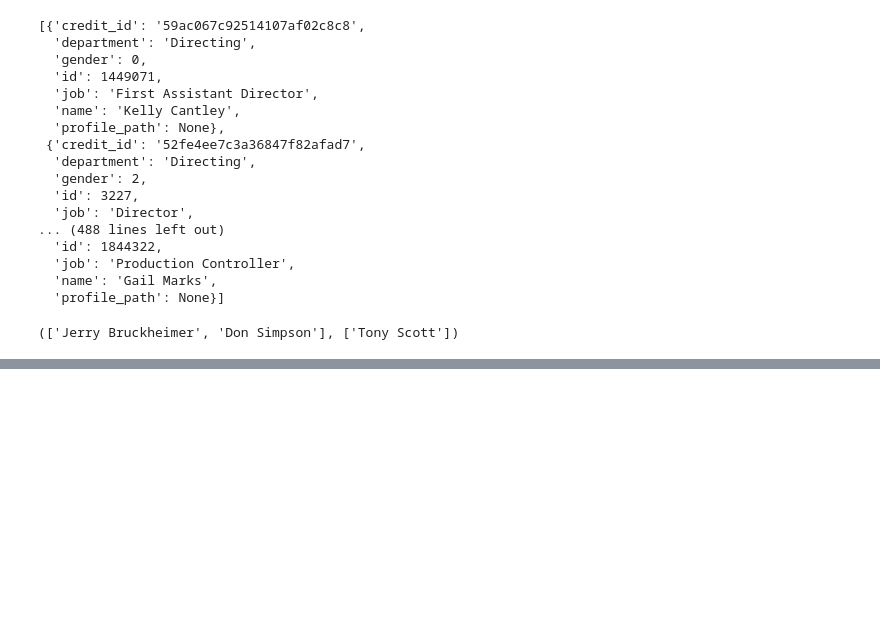
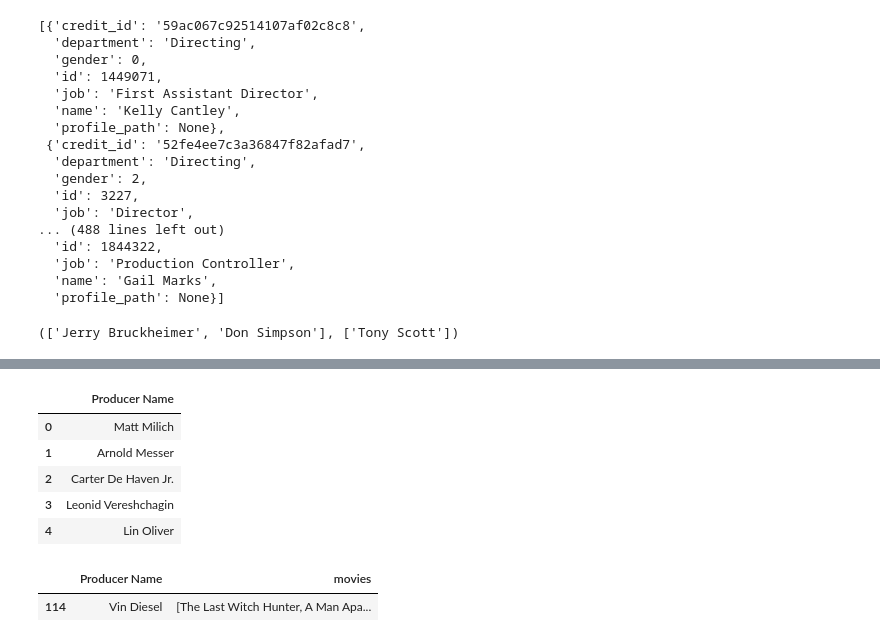
Before and after one commit to rishabhk1501/EDA-on-IMDB-Dataset, a Jupyter notebook: EDA_on_IMDB_Dataset.ipynb, the cells around one changed output, grey strips where cells are left out. Drawn from its saved outputs; the diff is of its cells as text; code cells hidden in the pictures; blank space fills up the shorter version.

```diff
--- a/EDA_on_IMDB_Dataset.ipynb
+++ b/EDA_on_IMDB_Dataset.ipynb
@@ -460,0 +525,10 @@ get_producers_and_directors(imdb_df_no_na_crew.loc[600,'crew'])
+# %%
+producer_df_copy = producer_df.copy()
+producer_df_copy.head()
+# %% [output]
+|  | Producer Name |
+| 0 | Matt Milich |
+| 1 | Arnold Messer |
+| 2 | Carter De Haven Jr. |
+| 3 | Leonid Vereshchagin |
+| 4 | Lin Oliver |
@@ -460,0 +537,6 @@ get_producers_and_directors(imdb_df_no_na_crew.loc[600,'crew'])
+# %%
+#Check
+producer_df_copy[producer_df_copy['Producer Name'] == 'Vin Diesel']
+# %% [output]
+|  | Producer Name | movies |
+| 114 | Vin Diesel | [The Last Witch Hunter, A Man Apa... |
```
Also changed, not shown: parts of 11 cells of this notebook.
